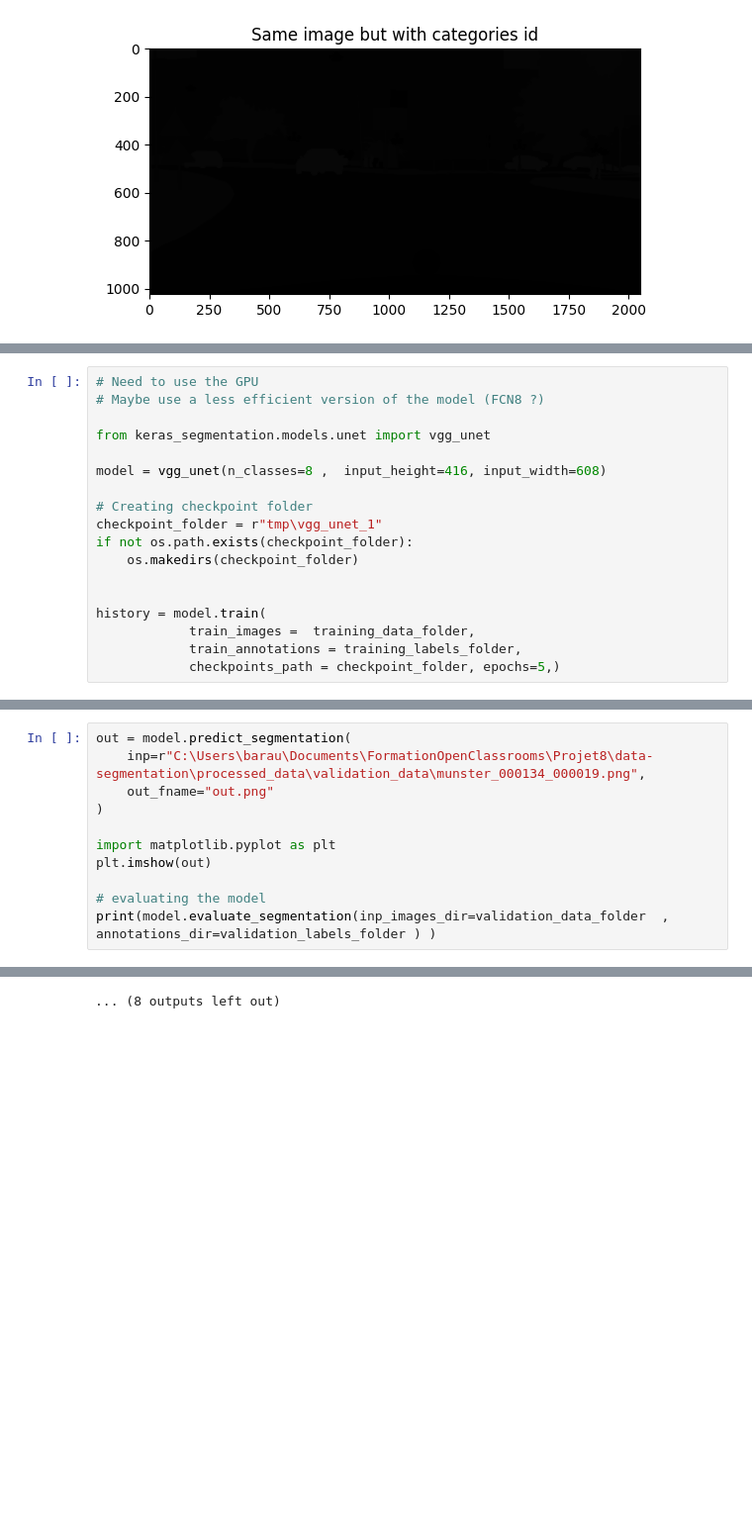
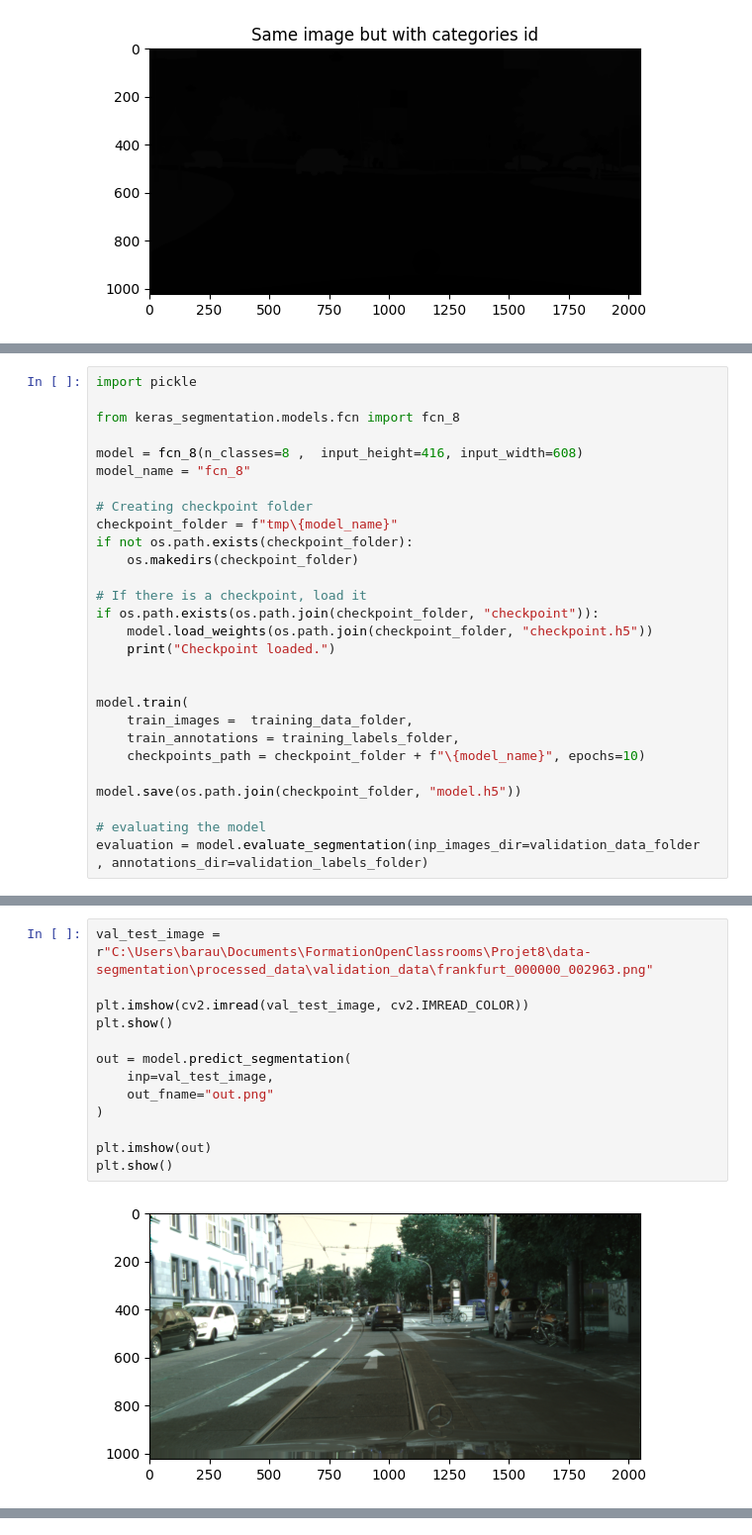
Before and after one commit to Hkllopp/data-segmentation, a Jupyter notebook: notebook.ipynb, the cells around one changed output, grey strips where cells are left out. Shown at 99% size. Drawn from its saved outputs; the diff is of its cells as text; blank space fills up the shorter version.

```diff
--- a/notebook.ipynb
+++ b/notebook.ipynb
@@ -289,21 +300,31 @@ Done.
 # %%
-# Need to use the GPU
-# Maybe use a less efficient version of the model (FCN8 ?)
+import pickle
 
-from keras_segmentation.models.unet import vgg_unet
+from keras_segmentation.models.fcn import fcn_8
 
-model = vgg_unet(n_classes=8 ,  input_height=416, input_width=608)
+model = fcn_8(n_classes=8 ,  input_height=416, input_width=608)
+model_name = "fcn_8"
 
 # Creating checkpoint folder
-checkpoint_folder = r"tmp\vgg_unet_1"
+checkpoint_folder = f"tmp\{model_name}"
 if not os.path.exists(checkpoint_folder):
     os.makedirs(checkpoint_folder)
 
+# If there is a checkpoint, load it
+if os.path.exists(os.path.join(checkpoint_folder, "checkpoint")):
+    model.load_weights(os.path.join(checkpoint_folder, "checkpoint.h5"))
+    print("Checkpoint loaded.")
 
-history = model.train(
-            train_images =  training_data_folder,
-            train_annotations = training_labels_folder,
-            checkpoints_path = checkpoint_folder, epochs=5,)
+
+model.train(
+    train_images =  training_data_folder,
+    train_annotations = training_labels_folder,
+    checkpoints_path = checkpoint_folder + f"\{model_name}", epochs=10)
+
+model.save(os.path.join(checkpoint_folder, "model.h5"))
+
+# evaluating the model
+evaluation = model.evaluate_segmentation(inp_images_dir=validation_data_folder  , annotations_dir=validation_labels_folder)
 # %% [output]
 Verifying training dataset
 Dataset verified!
@@ -312,12 +348,15 @@ KeyboardInterrupt:
 # %%
+val_test_image = r"C:\Users\barau\Documents\FormationOpenClassrooms\Projet8\data-segmentation\processed_data\validation_data\frankfurt_000000_002963.png"
+
+plt.imshow(cv2.imread(val_test_image, cv2.IMREAD_COLOR))
+plt.show()
+
 out = model.predict_segmentation(
-    inp=r"C:\Users\barau\Documents\FormationOpenClassrooms\Projet8\data-segmentation\processed_data\validation_data\munster_000134_000019.png",
+    inp=val_test_image,
     out_fname="out.png"
 )
 
-import matplotlib.pyplot as plt
 plt.imshow(out)
-
-# evaluating the model
-print(model.evaluate_segmentation(inp_images_dir=validation_data_folder  , annotations_dir=validation_labels_folder ) )
+plt.show()
 # %% [output]
+[figure, added]
@@ -336 +363,0 @@ print(model.evaluate_segmentation(inp_images_dir=validation_data_folder  , annot
-... (8 outputs left out)
```
Also changed, not shown: parts of 29 cells of this notebook.
